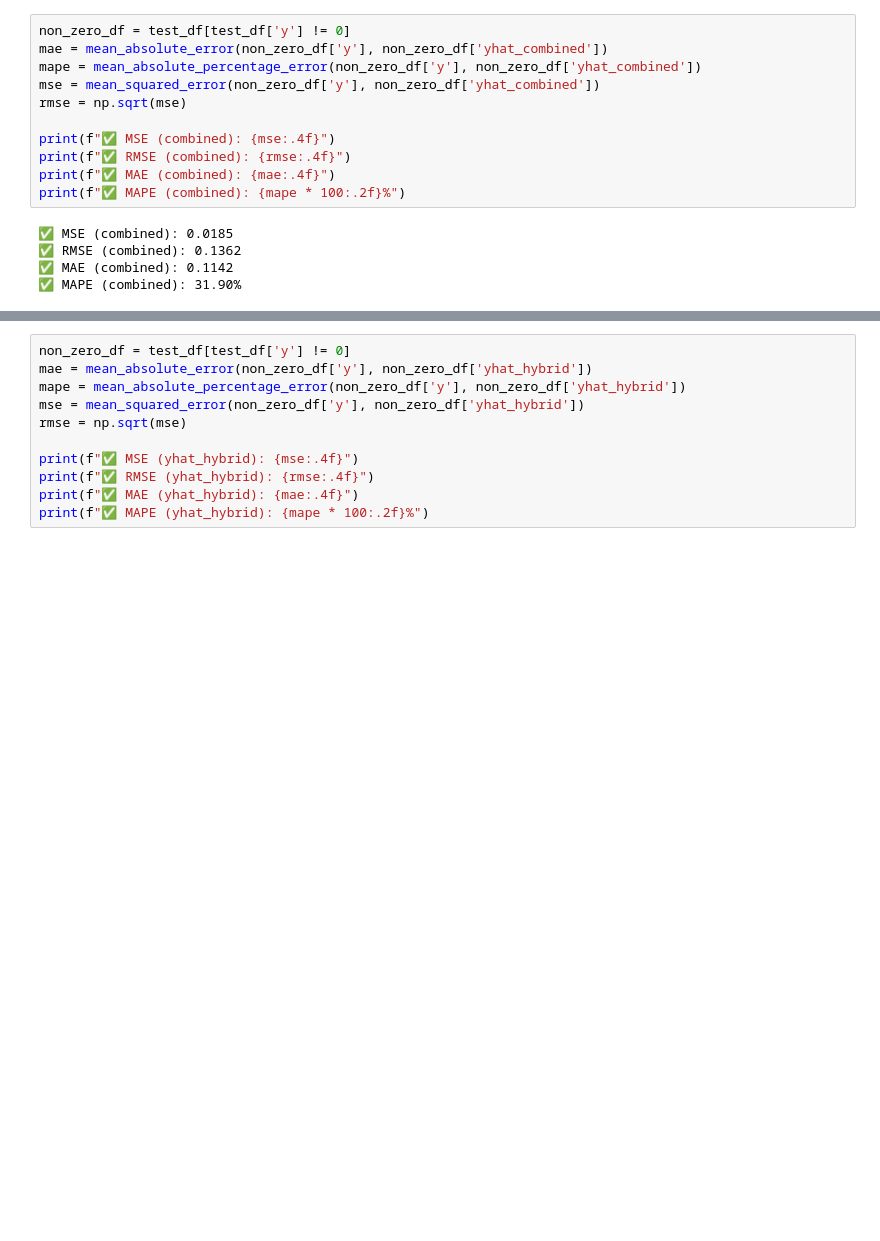
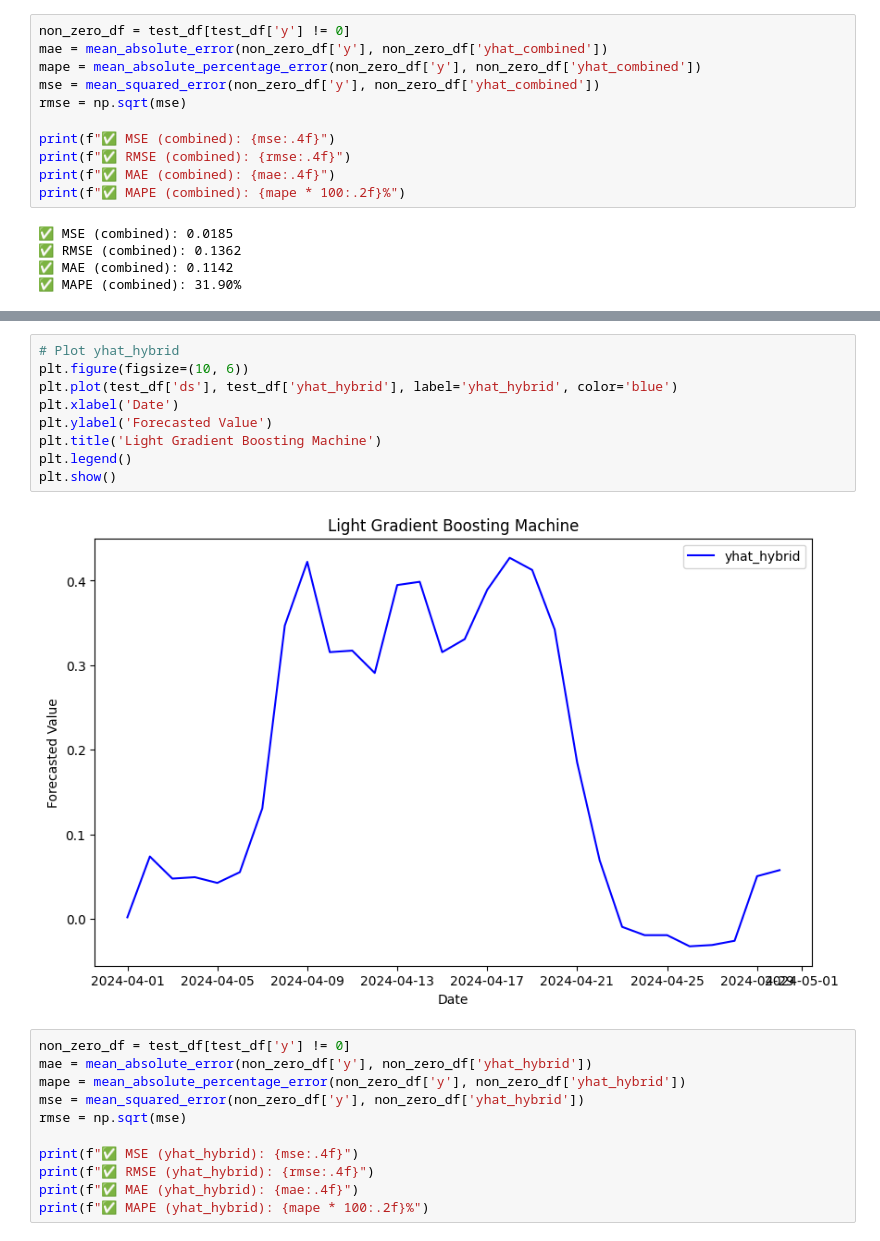
Before and after one commit to Theerat22/finotel, a Jupyter notebook: models/best_model.ipynb, the cells around one changed output, grey strips where cells are left out. Cells and saved outputs as stored; diff of their text form; blank space fills up the shorter version.

```diff
--- a/models/best_model.ipynb
+++ b/models/best_model.ipynb
@@ -170,6 +191,17 @@ And if memory is not enough, you can set `force_col_wise=true`.
 [LightGBM] [Warning] No further splits with positive gain, best gain: -inf
 [LightGBM] [Warning] No further splits with positive gain, best gain: -inf
 [LightGBM] [Warning] No further splits with positive gain, best gain: -inf
+# %%
+# Plot yhat_hybrid
+plt.figure(figsize=(10, 6))
+plt.plot(test_df['ds'], test_df['yhat_hybrid'], label='yhat_hybrid', color='blue')
+plt.xlabel('Date')
+plt.ylabel('Forecasted Value')
+plt.title('Light Gradient Boosting Machine')
+plt.legend()
+plt.show()
+# %% [output]
+[figure, added]
 # %%
 non_zero_df = test_df[test_df['y'] != 0]
 mae = mean_absolute_error(non_zero_df['y'], non_zero_df['yhat_hybrid'])
```
Also changed, not shown: parts of 6 cells of this notebook, 9 other files.
